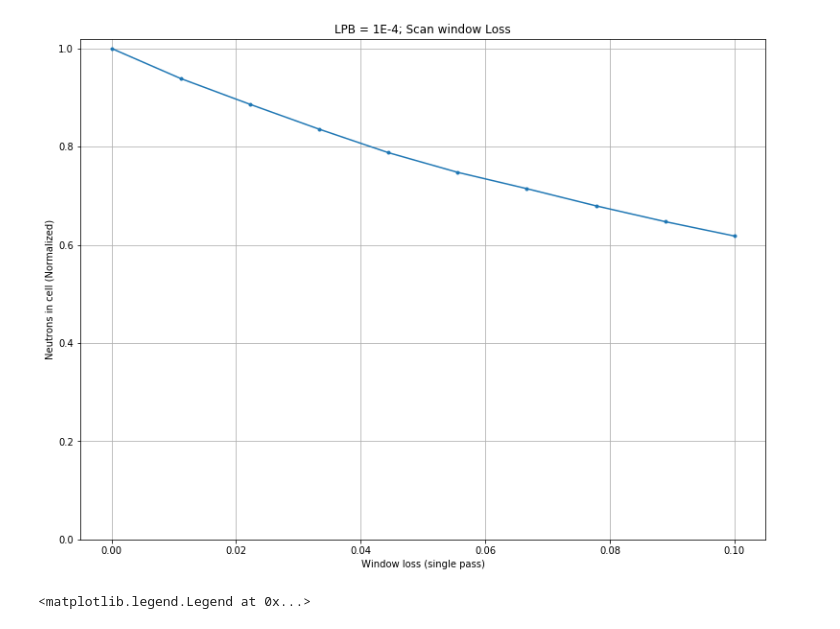
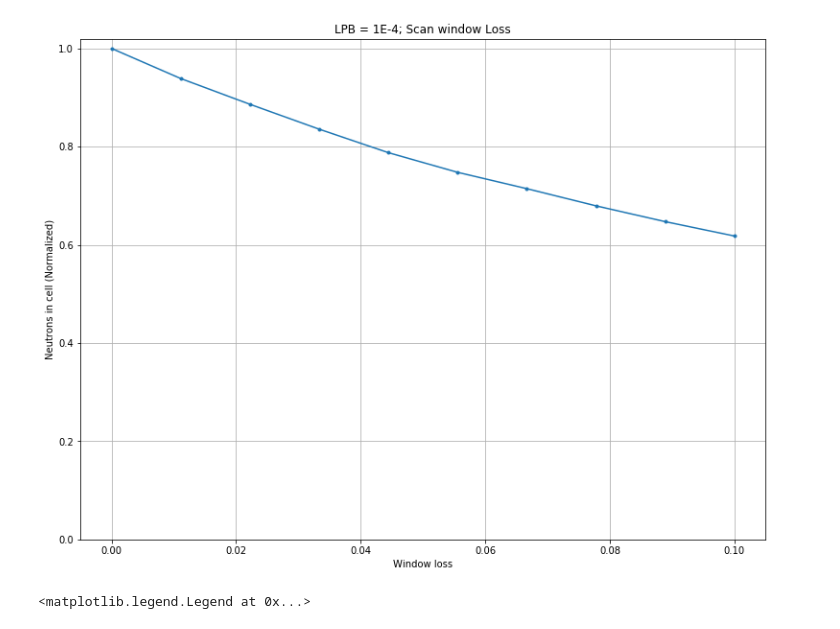
Before and after one commit to dougUCN/randomWalk, a Jupyter notebook: parameterScanResults.ipynb, the cells around one changed output. Saved outputs shown, nothing was run; the diff lists cells and outputs as text; code cells hidden in the pictures.

```diff
--- a/parameterScanResults.ipynb
+++ b/parameterScanResults.ipynb
@@ -26,21 +26,21 @@ for filename in window_scan:
 # %%
 # plt.figure(figsize=[6.4*2,4.8*2])
 # plt.figure()
 # plt.plot(windowLoss, np.divide(neutronsInCell,totalNeutrons), marker='.')
 # plt.ylim(0)
 # plt.ylabel('% neutrons in cell')
-# plt.xlabel('Window loss (single pass)')
+# plt.xlabel('Window loss')
 # plt.grid()
 
 plt.figure(figsize=(6.4*2, 4.8*2))
 plt.title('LPB = 1E-4; Scan window Loss')
 plt.plot(windowLoss, np.divide( neutronsInCell,np.amax(neutronsInCell) ), marker='.')
 plt.ylim(0)
 plt.ylabel('Neutrons in cell (Normalized)')
-plt.xlabel('Window loss (single pass)')
+plt.xlabel('Window loss')
 plt.grid()
 # %% [output]
-[figure, old version]
+[figure, new version]
 # %%
 lpb_scan = glob('lpb_*.h5')
 lossPerBounce = []
```
Also changed, not shown: parts of 4 cells of this notebook, 13 other files.
